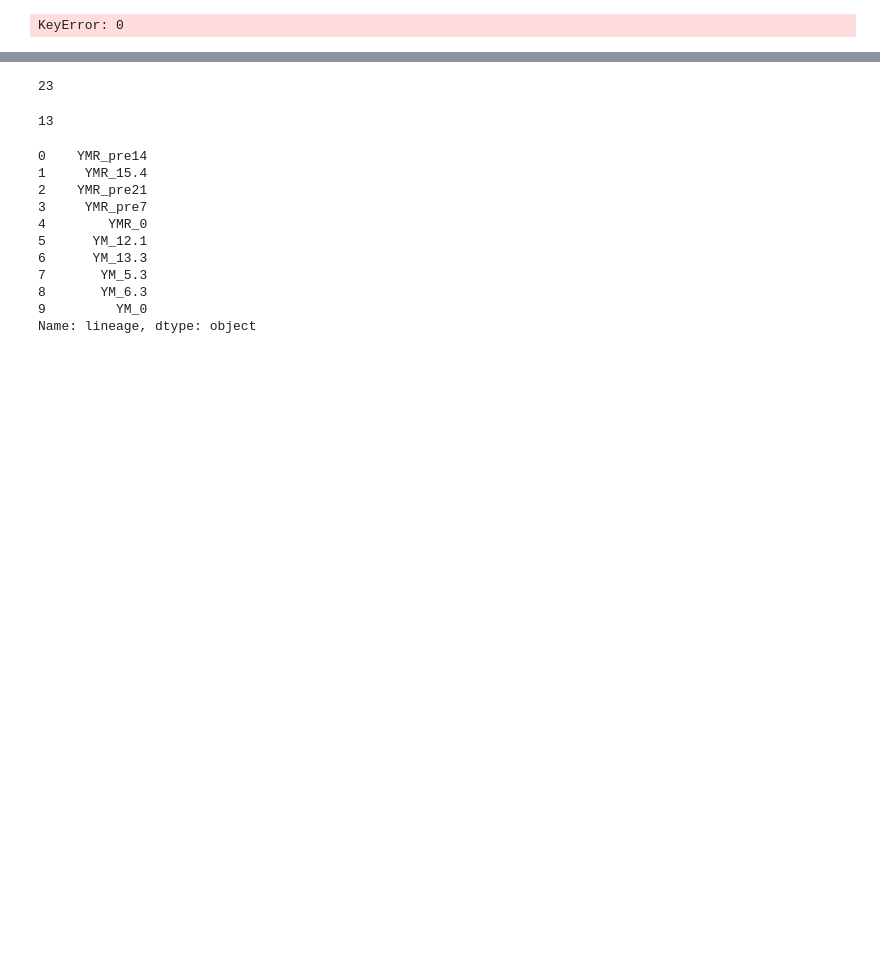
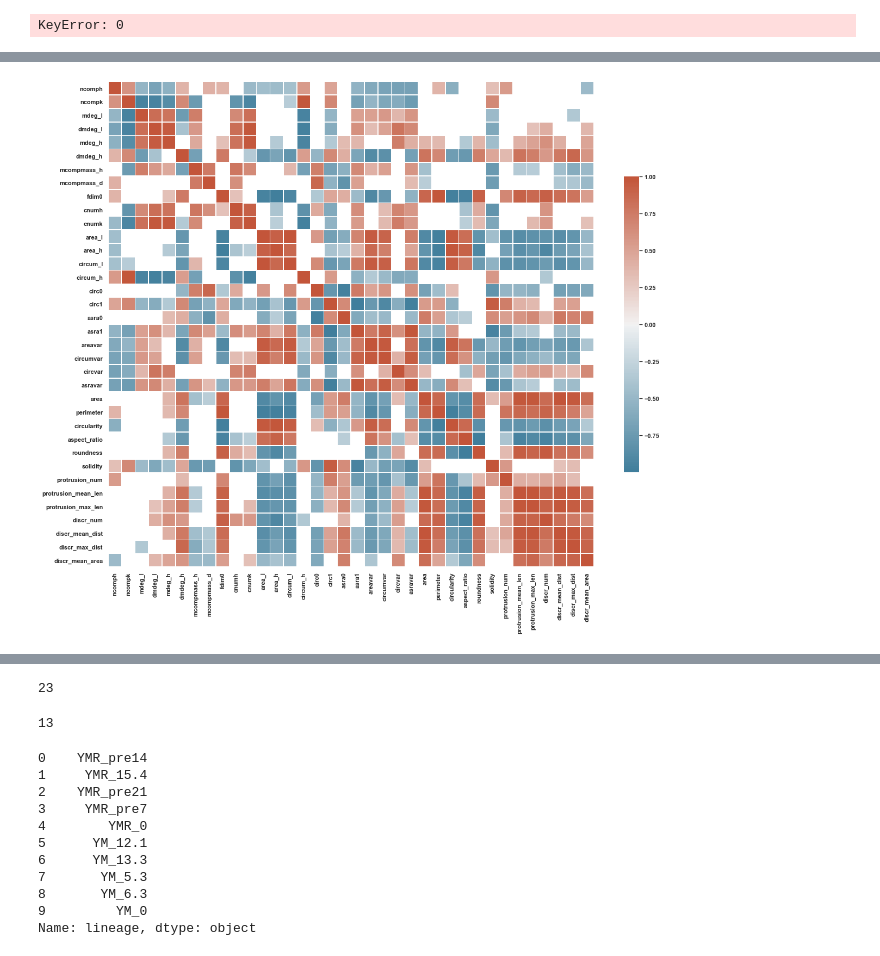
Before and after one commit to trevor-chan/research, a Jupyter notebook: morpho_scripts/Untitled.ipynb, the cells around one changed output, grey strips where cells are left out. Cells and saved outputs as stored; diff of their text form; code cells hidden in the pictures; blank space fills up the shorter version.

```diff
--- a/morpho_scripts/Untitled.ipynb
+++ b/morpho_scripts/Untitled.ipynb
@@ -1210,0 +1242,89 @@ plt.savefig("3d_linvar_heatmap.svg", format = 'svg')
+# %%
+YMRcombineddf = combineddf.iloc[0:5,:]
+YMcombineddf = combineddf.iloc[6:,:]
+# %%
+# plot the heatmap
+f, ax = plt.subplots(figsize=(20, 20))
+g=sns.heatmap(YMRcombineddf.corr(),
+           cmap=sns.diverging_palette(230, 20, n=200),
+           square=True,
+           #xticklabels='True', yticklabels='True'
+              cbar_kws={"shrink": .5},
+              linewidths=.5
+           )
+
+
+##----------------------------------------------------------------------------
+
+from matplotlib.patches import Rectangle
+ax = g
+
+cmatrix = YMRcombineddf.corr().to_numpy()
+for i,row in enumerate(cmatrix):
+    for j,col in enumerate(row):
+        if -0.3<cmatrix[i][j]<.3:
+            ax.add_patch(Rectangle((i, j), 1, 1, fill=True, color='white'))
+
+f, ax = plt.subplots(figsize=(20, 20))
+g=sns.heatmap(YMcombineddf.corr(),
+           cmap=sns.diverging_palette(230, 20, n=200),
+           square=True,
+           #xticklabels='True', yticklabels='True'
+              cbar_kws={"shrink": .5},
+              linewidths=.5
+           )
+
+
+##----------------------------------------------------------------------------
+
+from matplotlib.patches import Rectangle
+ax = g
+
+cmatrix = YMcombineddf.corr().to_numpy()
+for i,row in enumerate(cmatrix):
+    for j,col in enumerate(row):
+        if -0.3<cmatrix[i][j]<.3:
+            ax.add_patch(Rectangle((i, j), 1, 1, fill=True, color='white'))
+
+        '''
+        if cmatrix[i][j] > .5:
+            ax.add_patch(Rectangle((i, j), 1, 1, fill=False, edgecolor='yellow', lw=2))
+        if cmatrix[i][j] < -.5:
+            ax.add_patch(Rectangle((i, j), 1, 1, fill=False, edgecolor='orange', lw=2))
+        if cmatrix[i][j] > .7:
+            ax.add_patch(Rectangle((i, j), 1, 1, fill=False, edgecolor='lime', lw=2))
+        if cmatrix[i][j] < -.7:
+            ax.add_patch(Rectangle((i, j), 1, 1, fill=False, edgecolor='red', lw=2))
+        '''
+
+
+#plt.savefig("2d3dCombined_linvar_heatmap.png", format = 'png')
+
+
+
+'''
+
+# plot the heatmap
+f, ax = plt.subplots(figsize=(12, 12))
+g=sns.heatmap(df_2d.corr(),
+           cmap=sns.diverging_palette(230, 20, n=200),
+           square=True,
+           #xticklabels='True', yticklabels='True'
+              cbar_kws={"shrink": .5},
+              linewidths=.5
+           )
+plt.savefig("2d_linvar_heatmap.svg", format = 'svg')
+
+# plot the heatmap
+f, ax = plt.subplots(figsize=(8, 8))
+g=sns.heatmap(df_3d.corr(),
+           cmap=sns.diverging_palette(230, 20, n=200),
+           square=True,
+           #xticklabels='True', yticklabels='True'
+              cbar_kws={"shrink": .5},
+              linewidths=.5
+           )
+plt.savefig("3d_linvar_heatmap.svg", format = 'svg')
+
+'''
+# %% [output]
@@ -1210,0 +1332 @@ plt.savefig("3d_linvar_heatmap.svg", format = 'svg')
+[figure, added]
```
Also changed, not shown: parts of 11 cells of this notebook.
